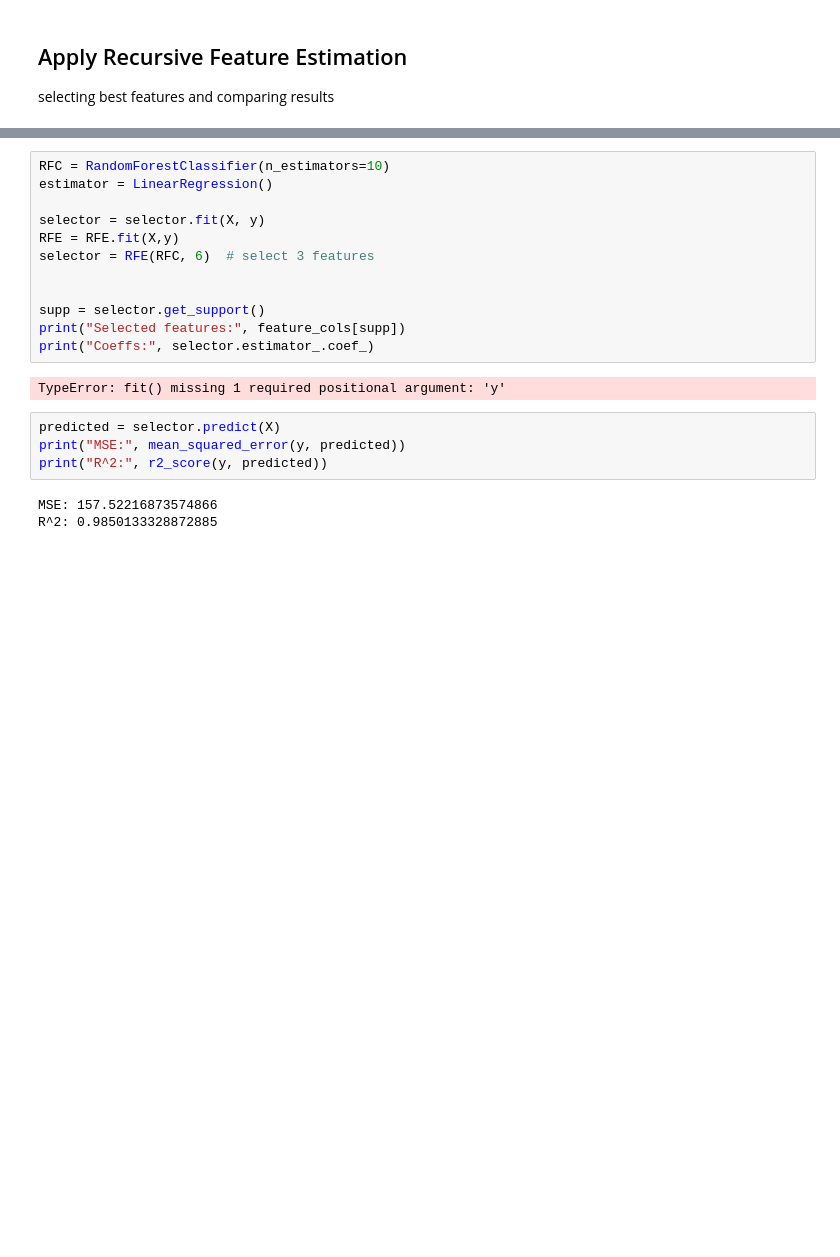
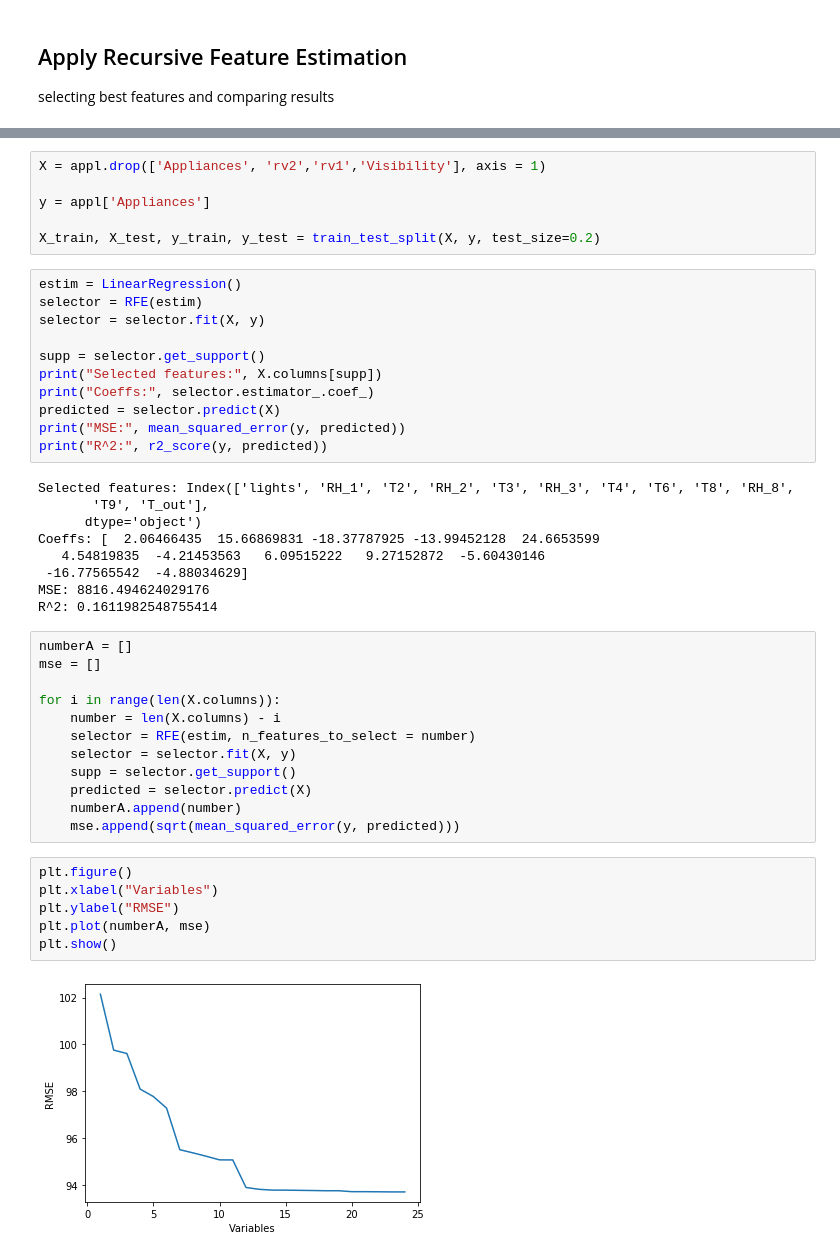
Before and after one commit to Phllips/Portfolio, a Jupyter notebook: Portfolio 2.ipynb, the cells around one changed output, grey strips where cells are left out. Saved outputs shown, nothing was run; the diff lists cells and outputs as text; blank space fills up the shorter version.

```diff
--- a/Portfolio 2.ipynb
+++ b/Portfolio 2.ipynb
@@ -148,21 +100,46 @@ date
+# %%
+X = appl.drop(['Appliances', 'rv2','rv1','Visibility'], axis = 1)
+
+y = appl['Appliances']
+
+X_train, X_test, y_train, y_test = train_test_split(X, y, test_size=0.2)
 # %%
-RFC = RandomForestClassifier(n_estimators=10)
-estimator = LinearRegression()
-
+estim = LinearRegression()
+selector = RFE(estim)
 selector = selector.fit(X, y)
-RFE = RFE.fit(X,y)
-selector = RFE(RFC, 6)  # select 3 features
-
 
 supp = selector.get_support()
-print("Selected features:", feature_cols[supp])
+print("Selected features:", X.columns[supp])
 print("Coeffs:", selector.estimator_.coef_)
+predicted = selector.predict(X)
+print("MSE:", mean_squared_error(y, predicted))
+print("R^2:", r2_score(y, predicted))
 # %% [output]
-TypeError: fit() missing 1 required positional argument: 'y'
+Selected features: Index(['lights', 'RH_1', 'T2', 'RH_2', 'T3', 'RH_3', 'T4', 'T6', 'T8', 'RH_8',
+       'T9', 'T_out'],
+      dtype='object')
+Coeffs: [  2.06466435  15.66869831 -18.37787925 -13.99452128  24.6653599
+   4.54819835  -4.21453563   6.09515222   9.27152872  -5.60430146
+ -16.77565542  -4.88034629]
+MSE: 8816.494624029176
+R^2: 0.1611982548755414
-# %%
-predicted = selector.predict(X)
-print("MSE:", mean_squared_error(y, predicted))
-print("R^2:", r2_score(y, predicted))
-# %% [output]
-MSE: 157.52216873574866
-R^2: 0.9850133328872885
+# %%
+numberA = []
+mse = []
+
+for i in range(len(X.columns)):
+    number = len(X.columns) - i
+    selector = RFE(estim, n_features_to_select = number)
+    selector = selector.fit(X, y)
+    supp = selector.get_support()
+    predicted = selector.predict(X)
+    numberA.append(number)
+    mse.append(sqrt(mean_squared_error(y, predicted)))
+# %%
+plt.figure()
+plt.xlabel("Variables")
+plt.ylabel("RMSE")
+plt.plot(numberA, mse)
+plt.show()
+# %% [output]
+[figure, added]
```
Also changed, not shown: parts of 6 cells of this notebook.
